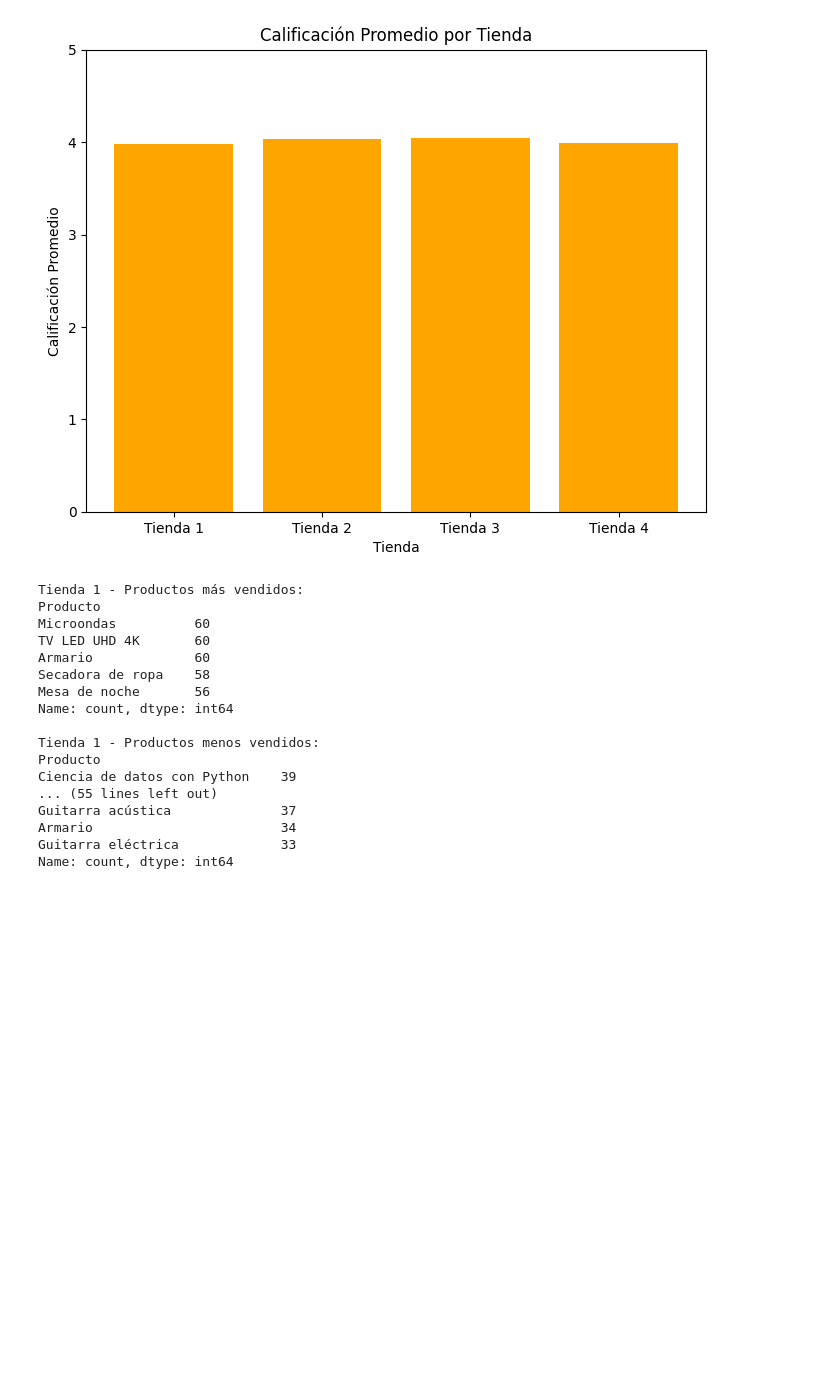
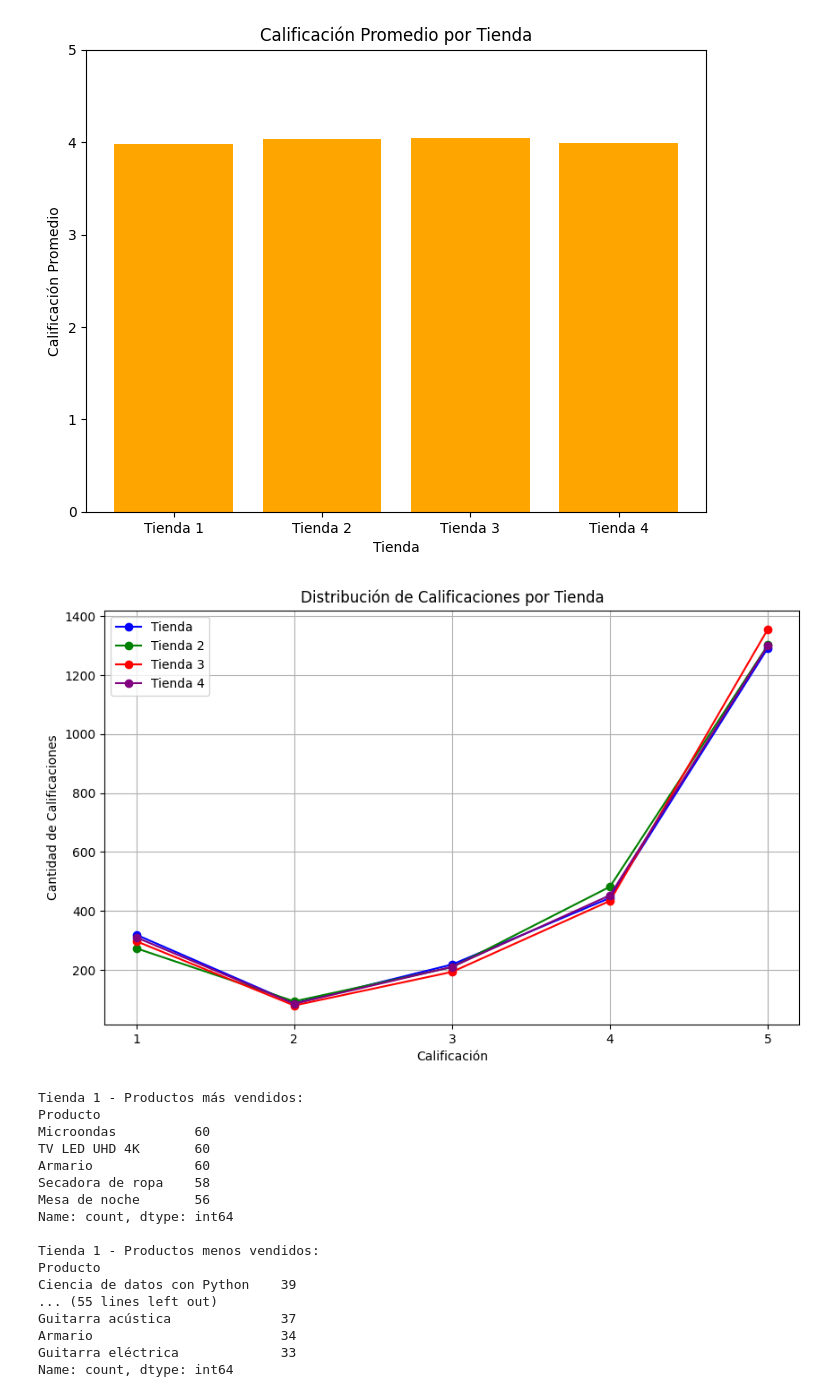
Before and after one commit to Gaby46Pe/AprendiendoGit, a Jupyter notebook: AluraStoreLatam.ipynb, the cells around one changed output. Saved outputs shown, nothing was run; the diff lists cells and outputs as text; code cells hidden in the pictures; blank space fills up the shorter version.

```diff
--- a/AluraStoreLatam.ipynb
+++ b/AluraStoreLatam.ipynb
@@ -1102,6 +1176,33 @@ plt.ylim(0, 5)  # Asumiendo escala de 1 a 5
 plt.show()
 # %% [output]
 [figure]
+# %%
+# Datos de calificaciones en las tiendas
+tienda = pd.read_csv(url)
+calificaciones_tienda1 = tienda.groupby('Calificación').size().sort_index()
+calificaciones_tienda2 = tienda2.groupby('Calificación').size().sort_index()
+calificaciones_tienda3 = tienda3.groupby('Calificación').size().sort_index()
+calificaciones_tienda4 = tienda4.groupby('Calificación').size().sort_index()
+
+# Asumiendo que todas tienen las mismas calificaciones
+calificaciones = calificaciones_tienda1.index
+
+# Plot
+plt.figure(figsize=(10, 6))
+plt.plot(calificaciones, calificaciones_tienda1, marker='o', label='Tienda', color='blue')
+plt.plot(calificaciones, calificaciones_tienda2, marker='o', label='Tienda 2', color='green')
+plt.plot(calificaciones, calificaciones_tienda3, marker='o', label='Tienda 3', color='red')
+plt.plot(calificaciones, calificaciones_tienda4, marker='o', label='Tienda 4', color='purple')
+
+plt.title('Distribución de Calificaciones por Tienda')
+plt.xlabel('Calificación')
+plt.ylabel('Cantidad de Calificaciones')
+plt.xticks(calificaciones)
+plt.legend()
+plt.grid(True)
+plt.show()
+# %% [output]
+[figure, added]
 # %%
 productos_vendidos = {}
 for nombre, df in tiendas.items():
```
Also changed, not shown: parts of 3 cells of this notebook.
